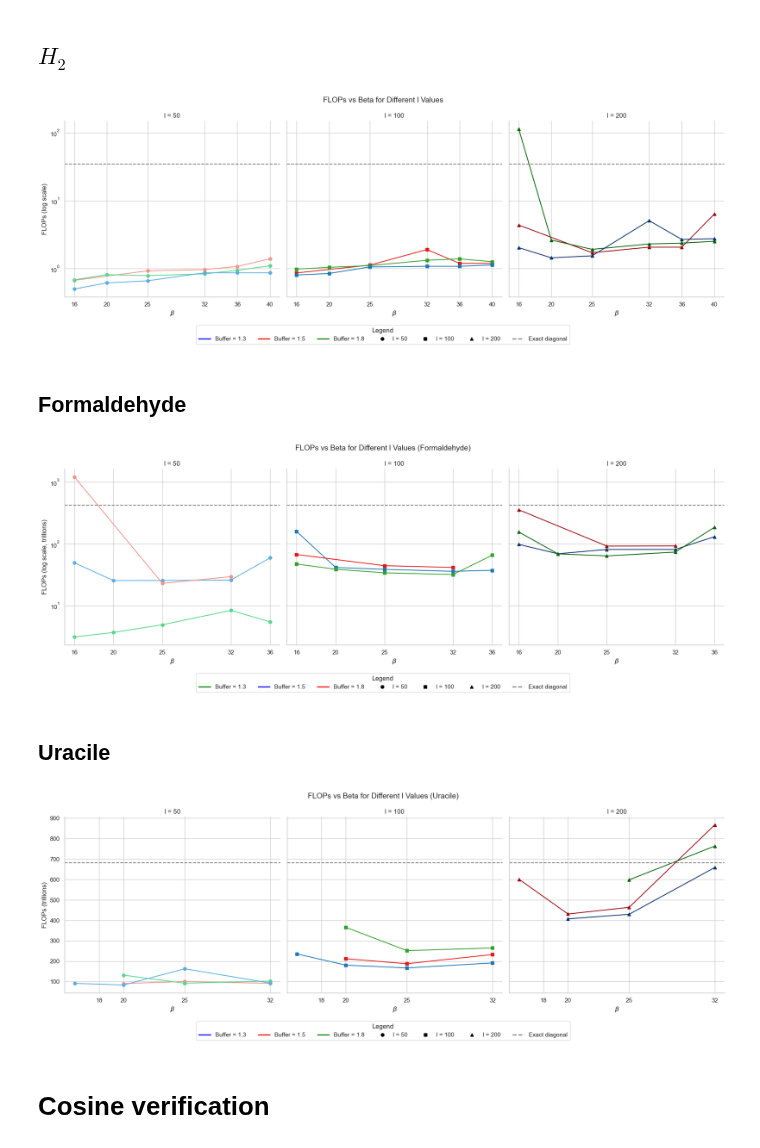
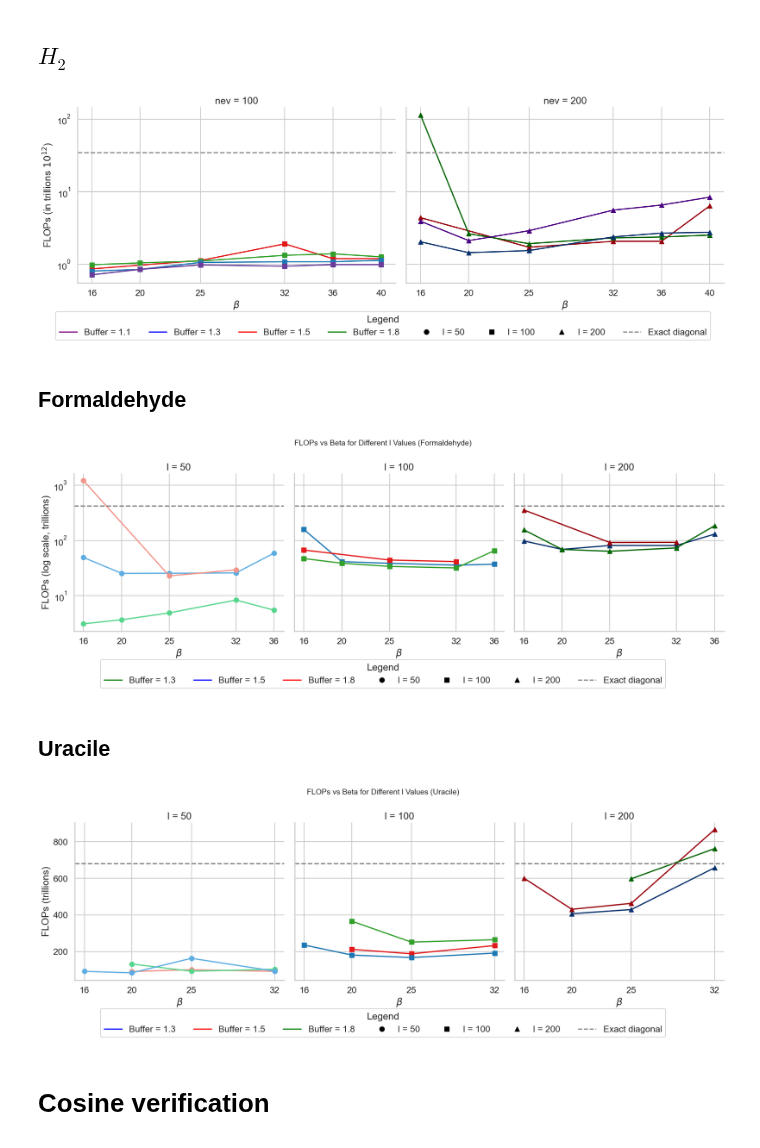
Before and after one commit to framere/Final_codes_MA, a Jupyter notebook: Results_plots/FLOPs_vs_beta.ipynb, the cells around one changed output. Saved outputs shown, nothing was run; the diff lists cells and outputs as text; code cells hidden in the pictures.

```diff
--- a/Results_plots/FLOPs_vs_beta.ipynb
+++ b/Results_plots/FLOPs_vs_beta.ipynb
@@ -4,10 +4,12 @@ import matplotlib.pyplot as plt
 import seaborn as sns
 from matplotlib.lines import Line2D
 sns.set_theme(style="whitegrid")
+sns.set_context("talk")
 
 colors_blue = ['#5dade2', '#1f78b4', '#08306b']   # changed '#a6cee3' to a darker blue
 colors_green = ['#58d68d', '#33a02c', '#006400']  # changed '#b2df8a' to a darker green
 colors_red = ['#f1948a', '#e31a1c', '#99000d']    # changed '#fb9a99' to a darker red
+colors_violet = ['#c39bd3', '#6a3d9a', '#4b0082'] # changed '#cab2d6' to a darker violet
 # %% [markdown]
 # Residual history
 # %% [markdown]
@@ -29,64 +31,77 @@ l200_buff1_8 = np.array([114005824555848, 2631183494734, 1920600058000, 23064301
 l10_buff1_3 = np.array([247802382510, 247802382510, 247802382510, 247802382510])
 l50_buff1_3 = np.array([501484799132, 616323855078, 662419001232, 867459537072, 867459537072, 867459537072])
 l100_buff1_3 = np.array([ 804601527436,  848535474200, 1058233887798, 1081529764636, 1081529764636, 1131941474806])
-l200_buff1_3 = np.array([2035541984338, 1442900465368, 1541977103638, 5083400666484, 2685400213950, 2758762296794])
+l200_buff1_3 = np.array([2035541984338, 1442900465368, 1541977103638, 2383400666484, 2685400213950, 2758762296794])
+
+# buffer 1.1
+all= [717144184718, 715474976300, 543043898032, 850275844702, 657357226472, 979111563402, 762035930392, 939519869248, 762035930392, 988616394266, 762035930392, 988616394266]
+l_50_buff1_1  = np.array(all[::2])
+l_100_buff1_1 = np.array(all[1::2])
+l_200_buff1_1 = np.array([3908958307630, 2117968661912, 2896145933318, 5571735380012, 6544293423732, 8397491023816])
+
 
 Exact_diago = 20*(11994)**3
 # %%
-fig, axes = plt.subplots(1, 3, figsize=(18, 6), sharey=True)
+fig, axes = plt.subplots(1, 2, figsize=(18, 6), sharey=True)
 
 # --- Plot for l = 50 ---
-axes[0].plot(beta, l50_buff1_5 / 1e12, marker='o', color=colors_red[0])
-axes[0].plot(beta_2, l50_buff1_8 / 1e12, marker='o', color=colors_green[0])
-axes[0].plot(beta_2, l50_buff1_3 / 1e12, marker='o', color=colors_blue[0])
-axes[0].set_title("l = 50")
+# axes[0].plot(beta, l50_buff1_5 / 1e12, marker='o', color=colors_red[0])
+# axes[0].plot(beta_2, l50_buff1_8 / 1e12, marker='o', color=colors_green[0])
+# axes[0].plot(beta_2, l50_buff1_3 / 1e12, marker='o', color=colors_blue[0])
+# axes[0].plot(beta_2, l_50_buff1_1 / 1e12, marker='o', color=colors_violet[0])
+# axes[0].set_title("nev = 50")
+# axes[0].set_yscale('log')
+# axes[0].set_xlabel(r"$\beta$")
+# axes[0].set_ylabel(r"FLOPs (in trillions $10^{12}$)")
+# axes[0].set_xticks([16, 20, 25, 32, 36, 40])
+# axes[0].axhline(y=Exact_diago / 1e12, color='gray', linestyle='--', label='Exact diagonal')
+# axes[0].grid(True)
+
+# --- Plot for l = 100 ---
+axes[0].plot(beta, l100_buff1_5 / 1e12, marker='s', color=colors_red[1])
+axes[0].plot(beta_2, l100_buff1_8 / 1e12, marker='s', color=colors_green[1])
+axes[0].plot(beta_2, l100_buff1_3 / 1e12, marker='s', color=colors_blue[1])
+axes[0].plot(beta_2, l_100_buff1_1 / 1e12, marker='s', color=colors_violet[1])
+axes[0].set_title("nev = 100")
 axes[0].set_yscale('log')
 axes[0].set_xlabel(r"$\beta$")
-axes[0].set_ylabel("FLOPs (log scale)")
+axes[0].set_ylabel(r"FLOPs (in trillions $10^{12}$)")
 axes[0].set_xticks([16, 20, 25, 32, 36, 40])
 axes[0].axhline(y=Exact_diago / 1e12, color='gray', linestyle='--', label='Exact diagonal')
 axes[0].grid(True)
 
-# --- Plot for l = 100 ---
-axes[1].plot(beta, l100_buff1_5 / 1e12, marker='s', color=colors_red[1])
-axes[1].plot(beta_2, l100_buff1_8 / 1e12, marker='s', color=colors_green[1])
-axes[1].plot(beta_2, l100_buff1_3 / 1e12, marker='s', color=colors_blue[1])
-axes[1].set_title("l = 100")
+# --- Plot for l = 200 ---
+axes[1].plot(beta, l200_buff1_5 / 1e12, marker='^', color=colors_red[2])
+axes[1].plot(beta_2, l200_buff1_8 / 1e12, marker='^', color=colors_green[2])
+axes[1].plot(beta_2, l200_buff1_3 / 1e12, marker='^', color=colors_blue[2])
+axes[1].plot(beta_2, l_200_buff1_1 / 1e12, marker='^', color=colors_violet[2])
+axes[1].set_title("nev = 200")
 axes[1].set_yscale('log')
 axes[1].set_xlabel(r"$\beta$")
 axes[1].set_xticks([16, 20, 25, 32, 36, 40])
 axes[1].axhline(y=Exact_diago / 1e12, color='gray', linestyle='--', label='Exact diagonal')
 axes[1].grid(True)
 
-# --- Plot for l = 200 ---
-axes[2].plot(beta, l200_buff1_5 / 1e12, marker='^', color=colors_red[2])
-axes[2].plot(beta_2, l200_buff1_8 / 1e12, marker='^', color=colors_green[2])
-axes[2].plot(beta_2, l200_buff1_3 / 1e12, marker='^', color=colors_blue[2])
-axes[2].set_title("l = 200")
-axes[2].set_yscale('log')
-axes[2].set_xlabel(r"$\beta$")
-axes[2].set_xticks([16, 20, 25, 32, 36, 40])
-axes[2].axhline(y=Exact_diago / 1e12, color='gray', linestyle='--', label='Exact diagonal')
-axes[2].grid(True)
-
 # --- Shared Legend ---
 legend_elements = [
+    Line2D([0], [0], color='purple', lw=2, label='Buffer = 1.1'),
     Line2D([0], [0], color='blue', lw=2, label='Buffer = 1.3'),
     Line2D([0], [0], color='red', lw=2, label='Buffer = 1.5'),
     Line2D([0], [0], color='green', lw=2, label='Buffer = 1.8'),
     Line2D([0], [0], color='black', marker='o', lw=0, label='l = 50'),
     Line2D([0], [0], color='black', marker='s', lw=0, label='l = 100'),
     Line2D([0], [0], color='black', marker='^', lw=0, label='l = 200'),
     Line2D([0], [0], color='gray', lw=2, linestyle='--', label='Exact diagonal')
 ]
 
-fig.legend(handles=legend_elements, loc='lower center', ncol = 7, title="Legend", bbox_to_anchor=(0.5, -0.1))
-fig.suptitle("FLOPs vs Beta for Different l Values", fontsize=14)
+fig.legend(handles=legend_elements, loc='lower center', ncol = 8, title="Legend", bbox_to_anchor=(0.5, -0.1))
+# fig.suptitle("", fontsize=14)
 plt.tight_layout()
 sns.despine()
+plt.savefig("H2_FLOPS_vs_beta.pdf", bbox_inches='tight')
 plt.show()
 # %% [output]
-[figure, old version]
+[figure, new version]
 # %% [markdown]
 ## Formaldehyde
 # %%
@@ -166,7 +181,7 @@ sns.despine()
 plt.tight_layout()
 plt.show()
 # %% [output]
-[figure, old version]
+[figure, new version]
 # %% [markdown]
 ## Uracile
 # %%
@@ -201,7 +216,7 @@ axes[0].plot(beta, l50_13 / 1e12, marker='o', color=colors_blue[0])
 axes[0].set_title("l = 50")
 axes[0].set_xlabel(r"$\beta$")
 axes[0].set_ylabel("FLOPs (trillions)")
-axes[0].set_xticks([18, 20, 25, 32])
+axes[0].set_xticks([16, 20, 25, 32])
 axes[0].axhline(y=exact_diago / 1e12, color='gray', linestyle='--', label='Exact diagonal')
 axes[0].grid(True)
 
@@ -211,7 +226,7 @@ axes[1].plot(beta[1:], l100_18 / 1e12, marker='s', color=colors_green[1])
 axes[1].plot(beta, l100_13 / 1e12, marker='s', color=colors_blue[1])
 axes[1].set_title("l = 100")
 axes[1].set_xlabel(r"$\beta$")
-axes[1].set_xticks([18, 20, 25, 32])
+axes[1].set_xticks([16, 20, 25, 32])
 axes[1].axhline(y=exact_diago / 1e12, color='gray', linestyle='--', label='Exact diagonal')
 axes[1].grid(True)
 
@@ -221,7 +236,7 @@ axes[2].plot(beta[2:], l200_18[1:] / 1e12, marker='^', color=colors_green[2])
 axes[2].plot(beta3, l200_13 / 1e12, marker='^', color=colors_blue[2])
 axes[2].set_title("l = 200")
 axes[2].set_xlabel(r"$\beta$")
-axes[2].set_xticks([18, 20, 25, 32])
+axes[2].set_xticks([16, 20, 25, 32])
 axes[2].axhline(y=exact_diago / 1e12, color='gray', linestyle='--')
 axes[2].grid(True)
 
@@ -243,7 +258,7 @@ sns.despine()
 plt.tight_layout()
 plt.show()
 # %% [output]
-[figure, old version]
+[figure, new version]
 # %% [markdown]
 # Cosine verification
 # %% [markdown]
```
Also changed, not shown: parts of 3 cells of this notebook, 13 other files.
